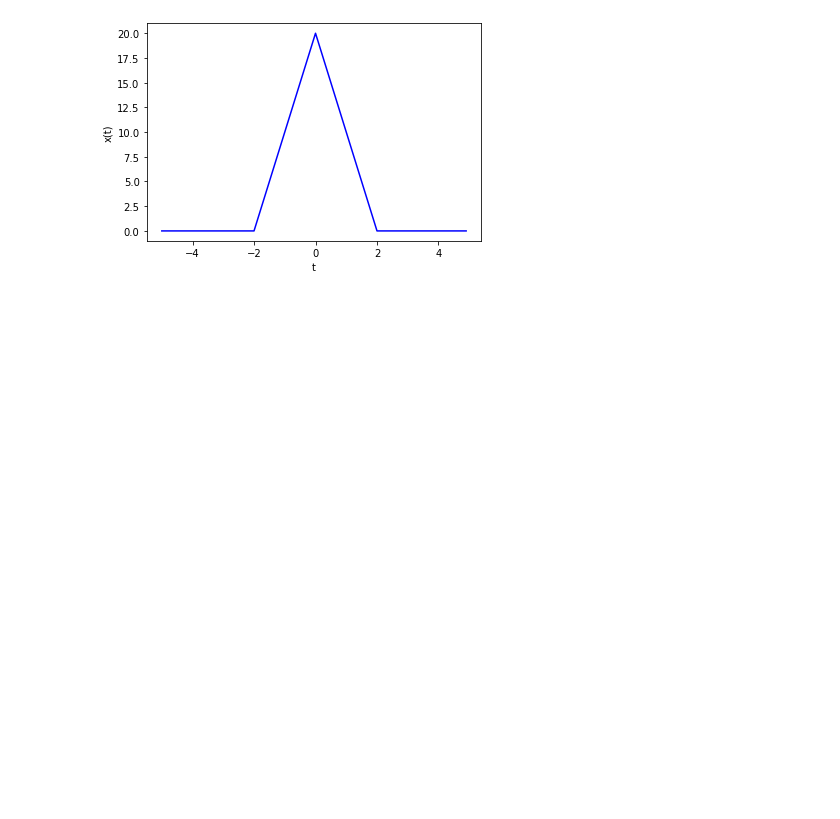
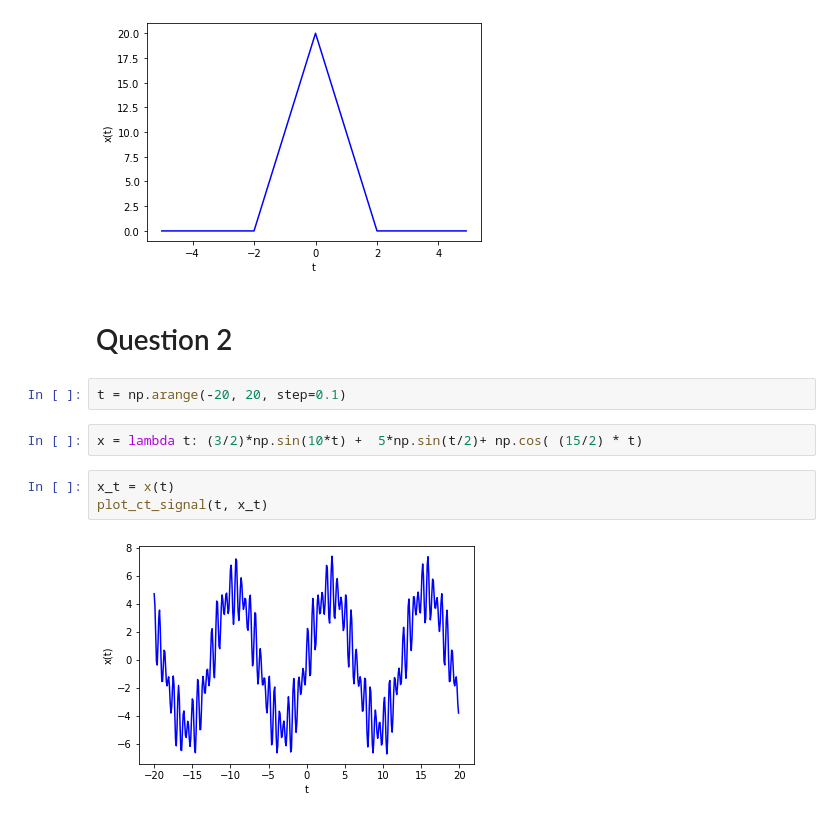
Before and after one commit to hoseinlook/signals_and_systems_hws, a Jupyter notebook: hw2/HW2_signals_and_systems.ipynb, the cells around one changed output. Saved outputs shown, nothing was run; the diff lists cells and outputs as text; blank space fills up the shorter version.

```diff
--- a/hw2/HW2_signals_and_systems.ipynb
+++ b/hw2/HW2_signals_and_systems.ipynb
@@ -80,3 +99,14 @@ y_t= convolution_ct(t,x,h)
 plot_ct_signal(t, y_t)
 # %% [output]
 [figure]
+# %% [markdown]
+# Question 2
+# %%
+t = np.arange(-20, 20, step=0.1)
+# %%
+x = lambda t: (3/2)*np.sin(10*t) +  5*np.sin(t/2)+ np.cos( (15/2) * t)
+# %%
+x_t = x(t)
+plot_ct_signal(t, x_t)
+# %% [output]
+[figure, added]
```
Also changed, not shown: parts of 13 cells of this notebook, 1 other file.
